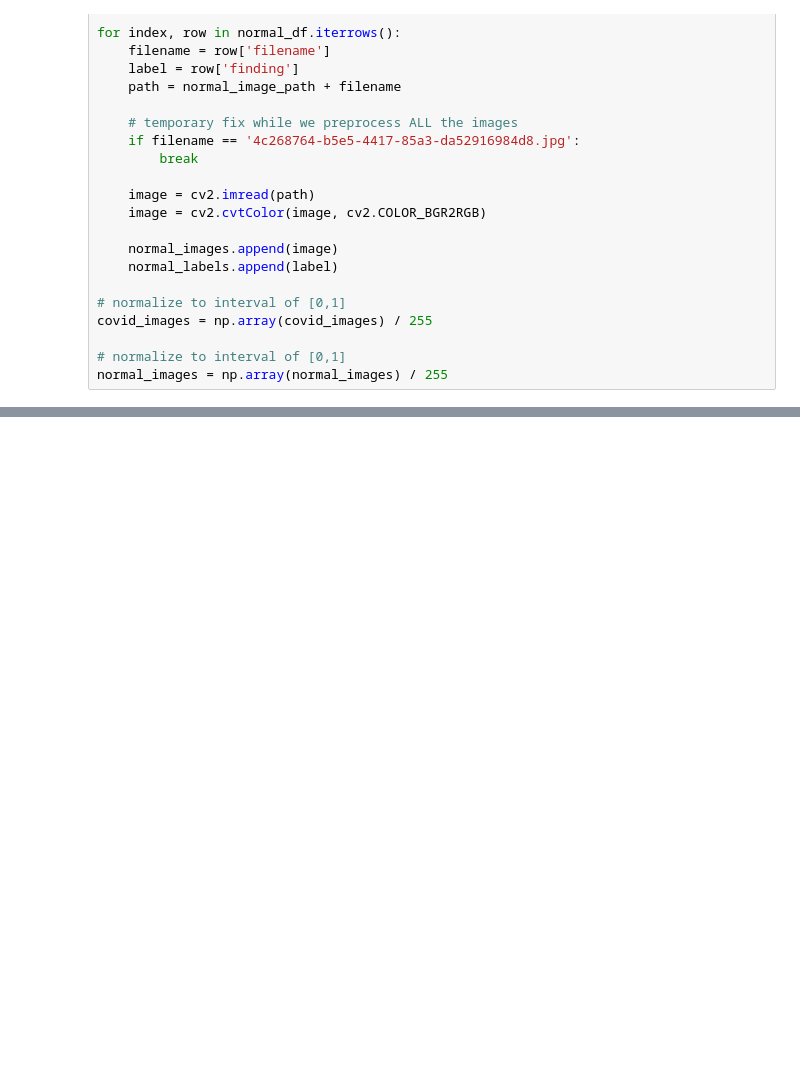
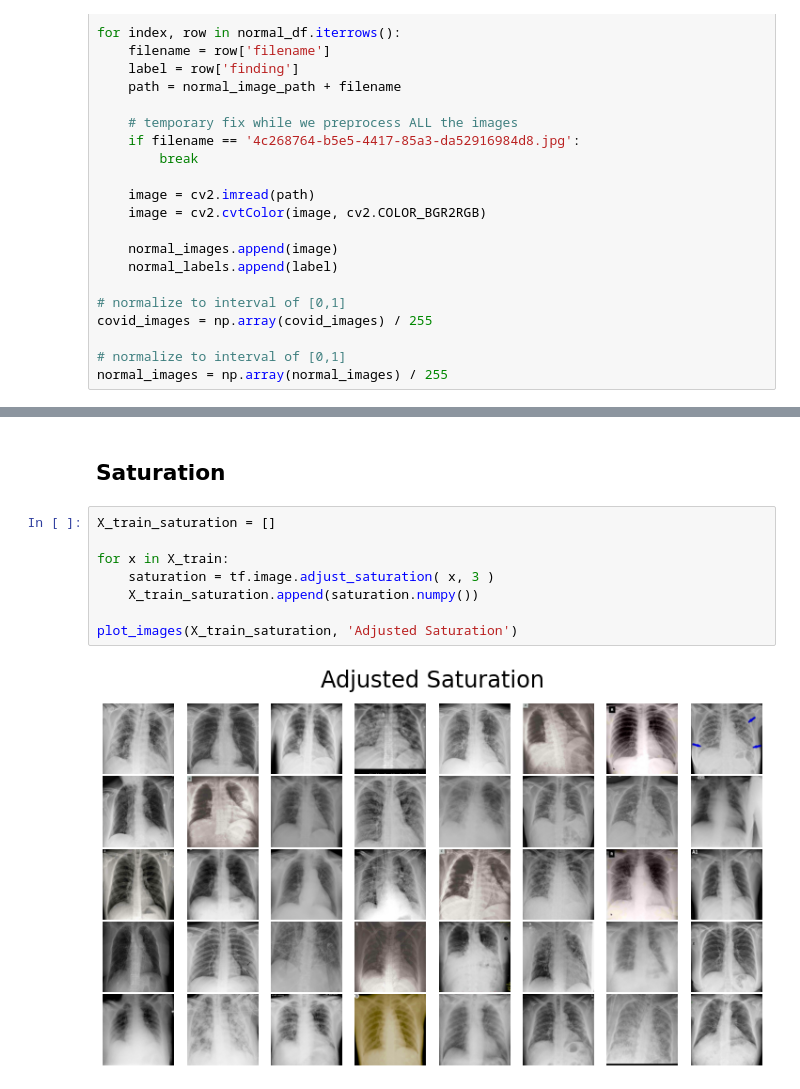
Before and after one commit to casper-hansen/COVID-19-Detection, a Jupyter notebook: Deep_Learning_for_COVID_19.ipynb, the cells around one changed output, grey strips where cells are left out. Saved outputs shown, nothing was run; the diff lists cells and outputs as text; blank space fills up the shorter version.

```diff
--- a/Deep_Learning_for_COVID_19.ipynb
+++ b/Deep_Learning_for_COVID_19.ipynb
@@ -114,0 +171,12 @@ import tensorflow as tf
+# %% [markdown]
+## Saturation
+# %%
+X_train_saturation = []
+
+for x in X_train:
+    saturation = tf.image.adjust_saturation( x, 3 )
+    X_train_saturation.append(saturation.numpy())
+
+plot_images(X_train_saturation, 'Adjusted Saturation')
+# %% [output]
+[figure, added]
```
Also changed, not shown: parts of 22 cells of this notebook.
